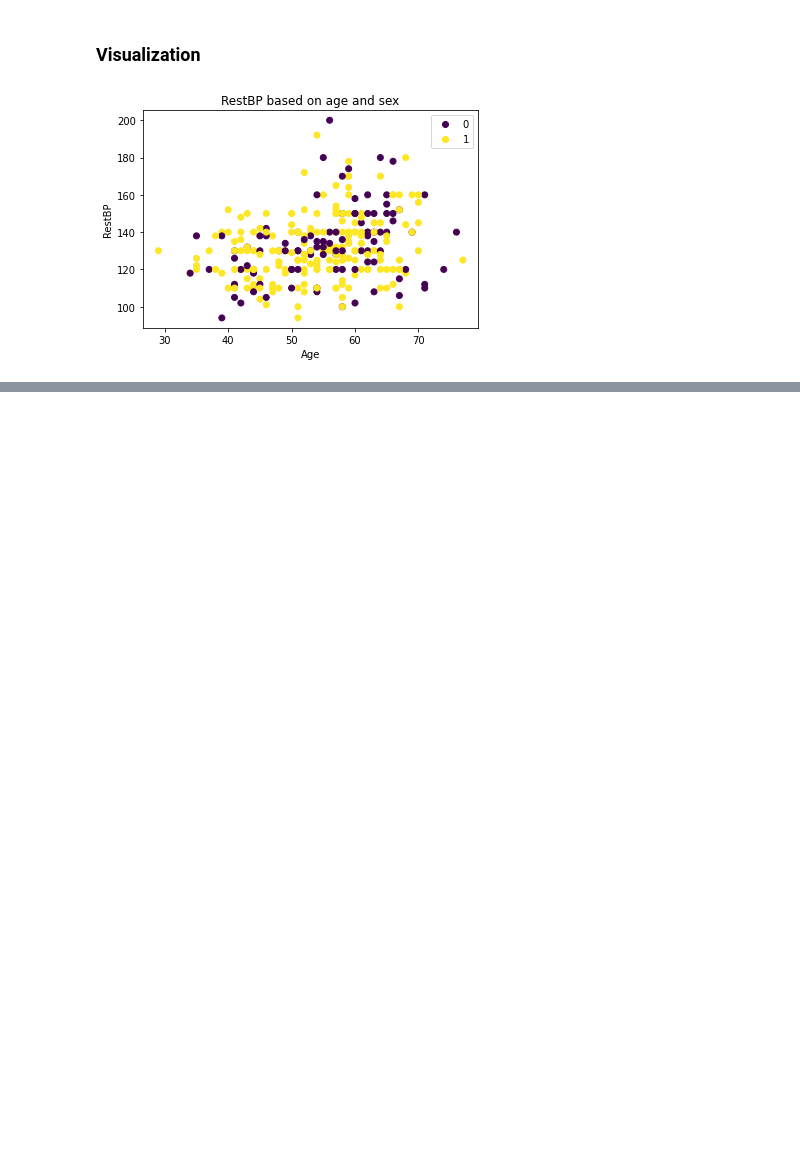
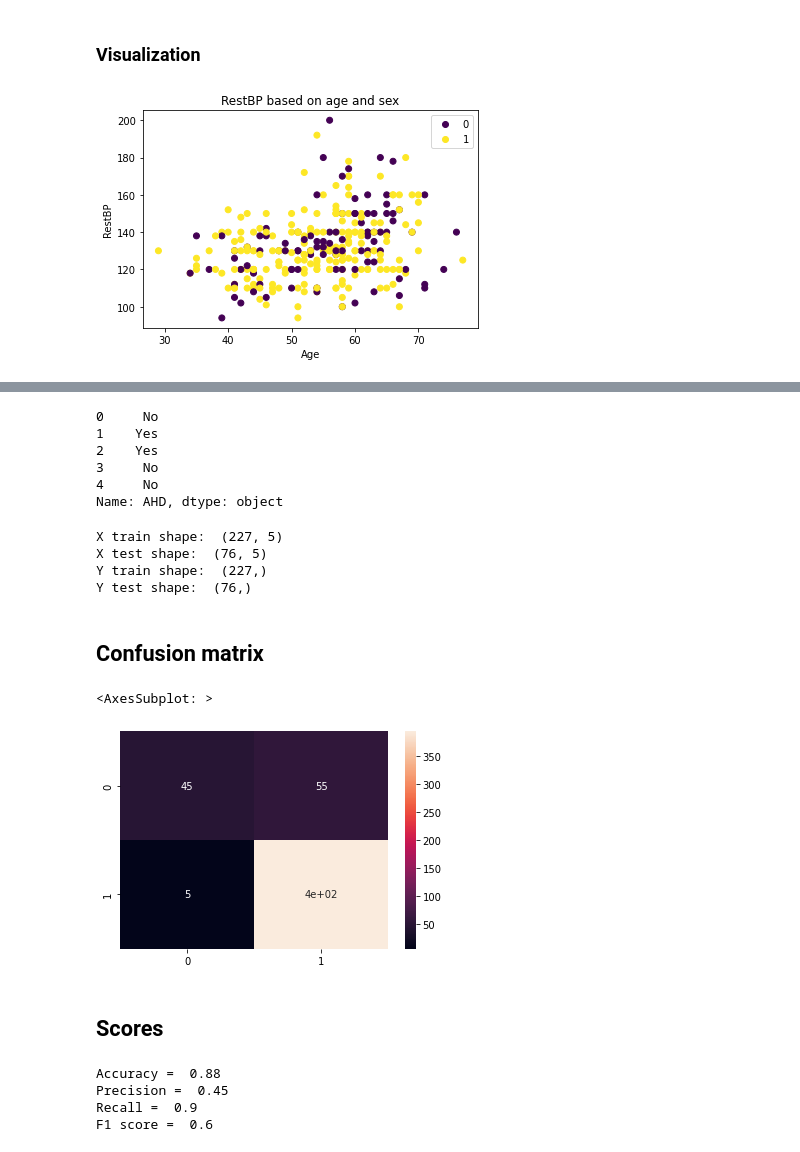
Before and after one commit to somesh4545/TE-Labs, a Jupyter notebook: ML/Practical_1/prac1.ipynb, the cells around one changed output, grey strips where cells are left out. Drawn from its saved outputs; the diff is of its cells as text; code cells hidden in the pictures; blank space fills up the shorter version.

```diff
--- a/ML/prac1.ipynb
+++ b/ML/Practical_1/prac1.ipynb
@@ -137,0 +156,10 @@ plt.show()
+# %%
+Y = df['AHD']
+Y.head()
+# %% [output]
+0     No
+1    Yes
+2    Yes
+3     No
+4     No
+Name: AHD, dtype: object
@@ -137,0 +170,12 @@ plt.show()
+# %%
+print("X train shape: ", x_train.shape)
+print("X test shape: ", x_test.shape)
+print("Y train shape: ", y_train.shape)
+print("Y test shape: ", y_test.shape)
+# %% [output]
+X train shape:  (227, 5)
+X test shape:  (76, 5)
+Y train shape:  (227,)
+Y test shape:  (76,)
+# %% [markdown]
+## Confusion matrix
@@ -137,0 +186,35 @@ plt.show()
+# %%
+cm = array([[45, 55], [5, 395]])
+# %%
+sns.heatmap(cm, annot=True)
+# %% [output]
+<AxesSubplot: >
+[figure, added]
+# %% [markdown]
+## Scores
+# %%
+total = cm.sum()
+
+#  accuracy is not a good metric when the data set is unbalanced
+accuracy = np.diag(cm).sum() / total
+print("Accuracy = ", accuracy)
+
+# precision should be close to 1
+precision = cm[0][0] / cm.sum(axis=1)[0]
+print("Precision = ", round(precision, 4))
+
+# recall should ideally be 1
+# axis 1 means row wise, while axis 0 means column wise
+recall = cm[0][0] / cm.sum(axis=0)[0]
+print("Recall = ", recall)
+
+# So ideally in a good classifier, we want both precision and recall to be one which also means FP and FN are zero.
+# Therefore we need a metric that takes into account both precision and recall. F1-score is a metric which takes
+# into account both precision and recall
+f1 = 2 * ((precision*recall)/(precision+recall))
+print("F1 score = ", round(f1, 3))
+# %% [output]
+Accuracy =  0.88
+Precision =  0.45
+Recall =  0.9
+F1 score =  0.6
```
Also changed, not shown: parts of 7 cells of this notebook, 2 other files.
